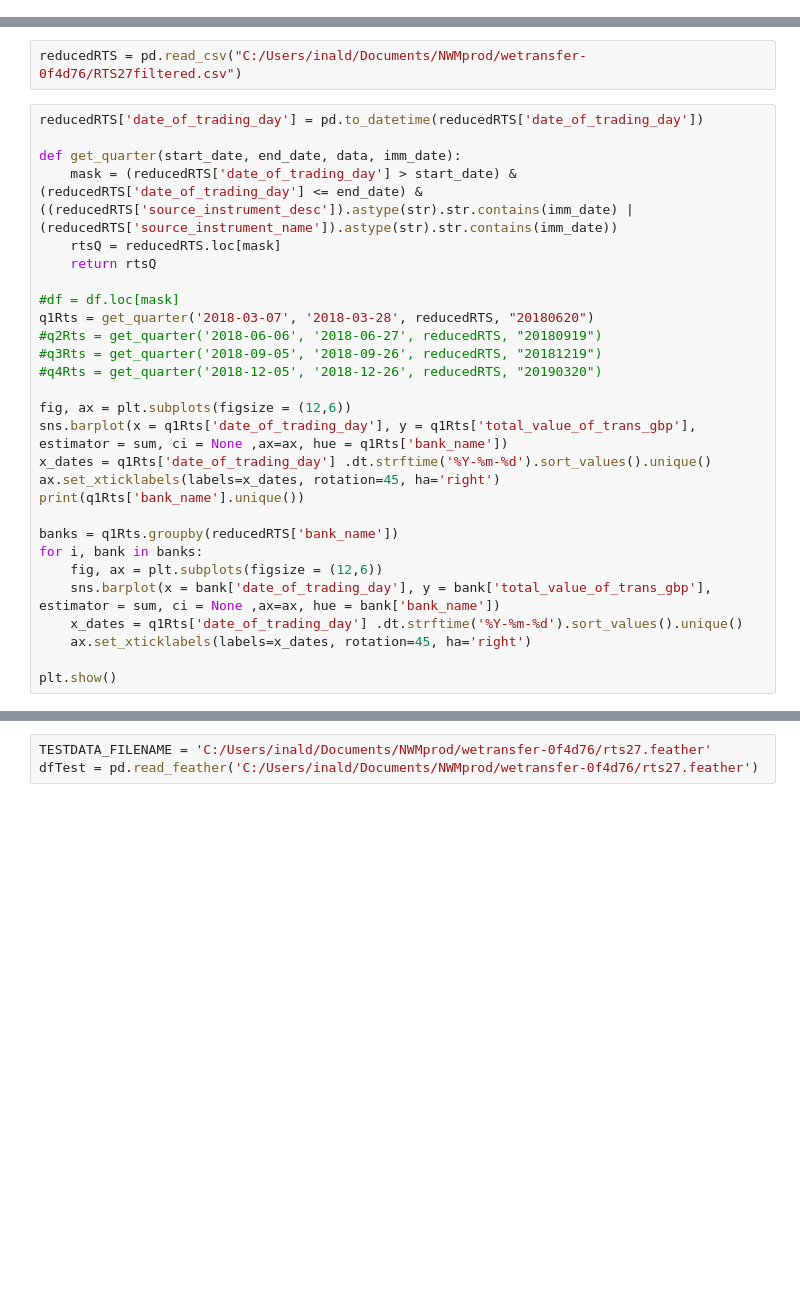
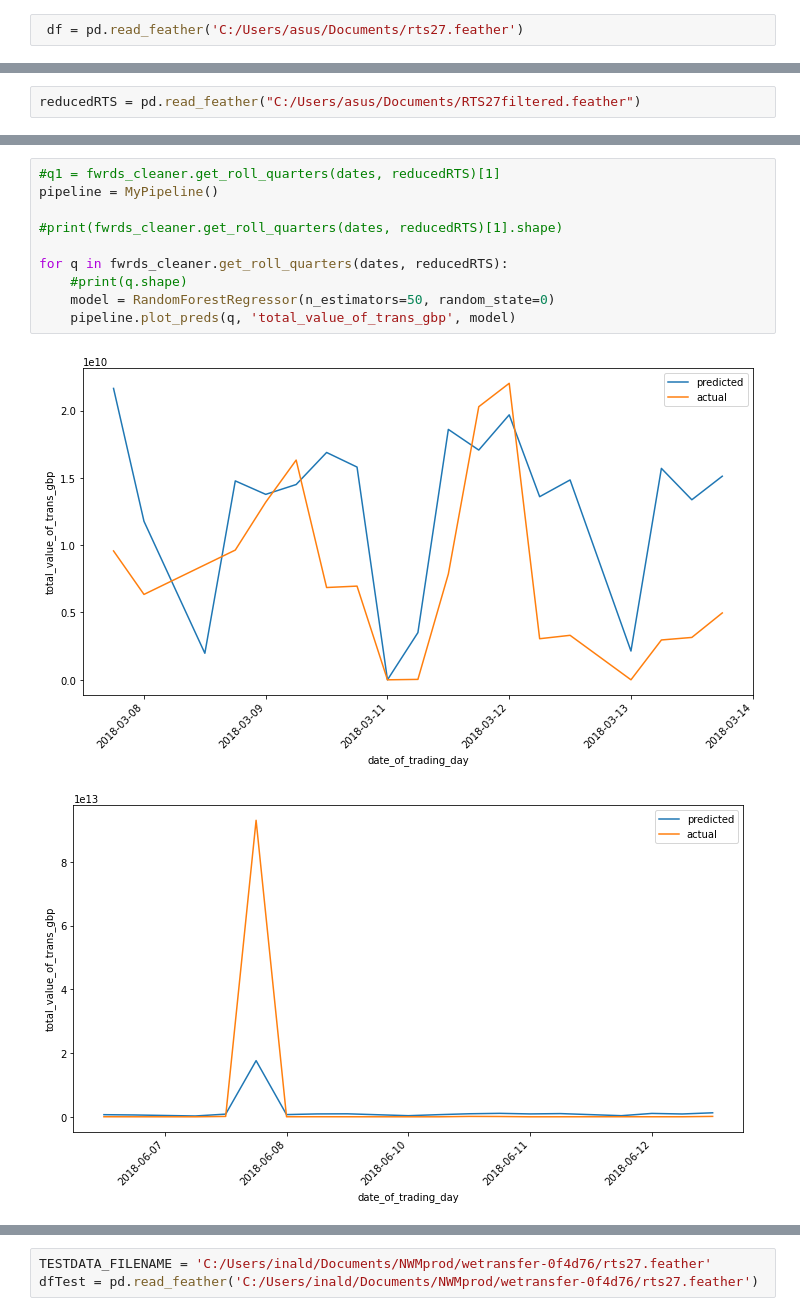
Before and after one commit to Inald/newNWM-Intern-Project-2020, a Jupyter notebook: pipelined.ipynb, the cells around one changed output, grey strips where cells are left out. Drawn from its saved outputs; the diff is of its cells as text; blank space fills up the shorter version.

Commit message:
Refactored the code into classes. Started plotting predictions vs actual data

```diff
--- a/pipelined.ipynb
+++ b/pipelined.ipynb
@@ -56,0 +25,2 @@ df.to_csv('C:/Users/inald/Documents/NWMprod/wetransfer-0f4d76/RTS27filtered.csv'
+# %%
+ df = pd.read_feather('C:/Users/asus/Documents/rts27.feather')
@@ -57,30 +192,2 @@ df.to_csv('C:/Users/inald/Documents/NWMprod/wetransfer-0f4d76/RTS27filtered.csv'
 # %%
-reducedRTS = pd.read_csv("C:/Users/inald/Documents/NWMprod/wetransfer-0f4d76/RTS27filtered.csv")
+reducedRTS = pd.read_feather("C:/Users/asus/Documents/RTS27filtered.feather")
-# %%
-reducedRTS['date_of_trading_day'] = pd.to_datetime(reducedRTS['date_of_trading_day'])
-
-def get_quarter(start_date, end_date, data, imm_date):
-    mask = (reducedRTS['date_of_trading_day'] > start_date) & (reducedRTS['date_of_trading_day'] <= end_date) & ((reducedRTS['source_instrument_desc']).astype(str).str.contains(imm_date) | (reducedRTS['source_instrument_name']).astype(str).str.contains(imm_date))
-    rtsQ = reducedRTS.loc[mask]
-    return rtsQ
-
-#df = df.loc[mask]
-q1Rts = get_quarter('2018-03-07', '2018-03-28', reducedRTS, "20180620")
-#q2Rts = get_quarter('2018-06-06', '2018-06-27', reducedRTS, "20180919")
-#q3Rts = get_quarter('2018-09-05', '2018-09-26', reducedRTS, "20181219")
-#q4Rts = get_quarter('2018-12-05', '2018-12-26', reducedRTS, "20190320")
-
-fig, ax = plt.subplots(figsize = (12,6))
-sns.barplot(x = q1Rts['date_of_trading_day'], y = q1Rts['total_value_of_trans_gbp'], estimator = sum, ci = None ,ax=ax, hue = q1Rts['bank_name'])
-x_dates = q1Rts['date_of_trading_day'] .dt.strftime('%Y-%m-%d').sort_values().unique()
-ax.set_xticklabels(labels=x_dates, rotation=45, ha='right')
-print(q1Rts['bank_name'].unique())
-
-banks = q1Rts.groupby(reducedRTS['bank_name'])
-for i, bank in banks:
-    fig, ax = plt.subplots(figsize = (12,6))
-    sns.barplot(x = bank['date_of_trading_day'], y = bank['total_value_of_trans_gbp'], estimator = sum, ci = None ,ax=ax, hue = bank['bank_name'])
-    x_dates = q1Rts['date_of_trading_day'] .dt.strftime('%Y-%m-%d').sort_values().unique()
-    ax.set_xticklabels(labels=x_dates, rotation=45, ha='right')
-
-plt.show()
@@ -166,0 +194,13 @@ print('Coefficients: \n', model.coef_)
+# %%
+#q1 = fwrds_cleaner.get_roll_quarters(dates, reducedRTS)[1]
+pipeline = MyPipeline()
+
+#print(fwrds_cleaner.get_roll_quarters(dates, reducedRTS)[1].shape)
+
+for q in fwrds_cleaner.get_roll_quarters(dates, reducedRTS):
+    #print(q.shape)
+    model = RandomForestRegressor(n_estimators=50, random_state=0)
+    pipeline.plot_preds(q, 'total_value_of_trans_gbp', model)
+# %% [output]
+[figure, added]
+[figure, added]
```
Also changed, not shown: parts of 17 cells of this notebook.
